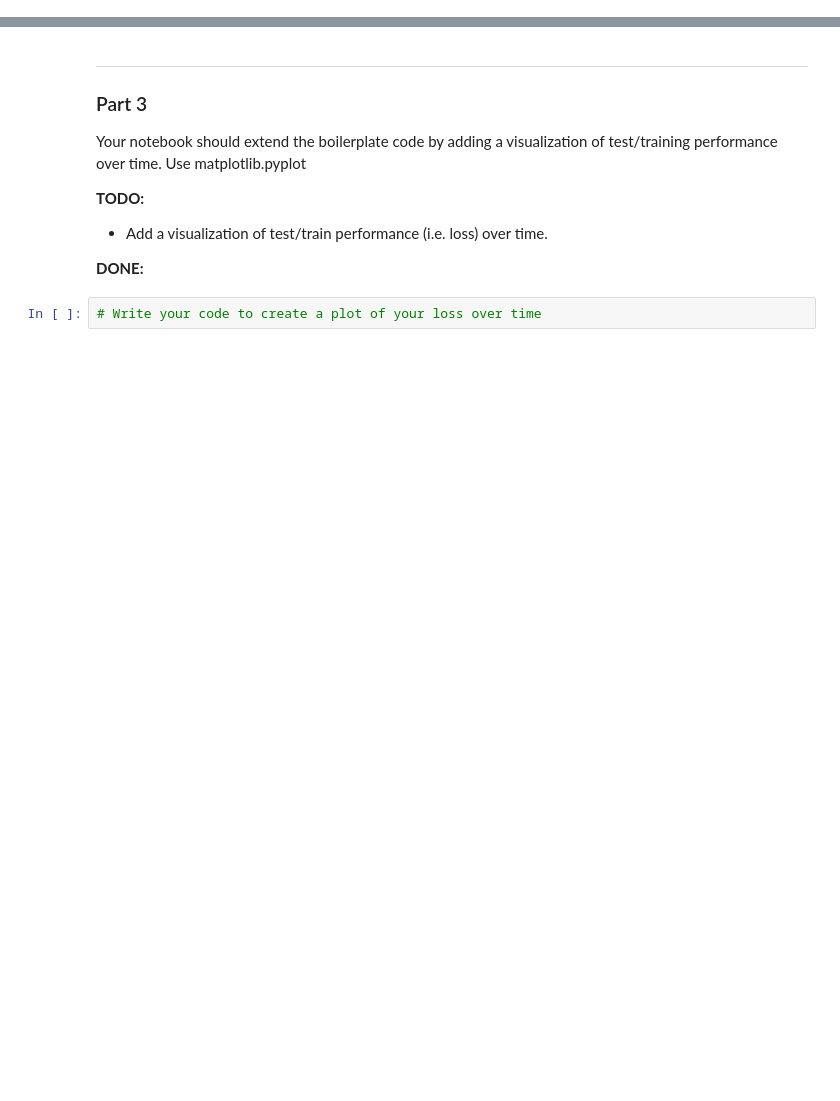
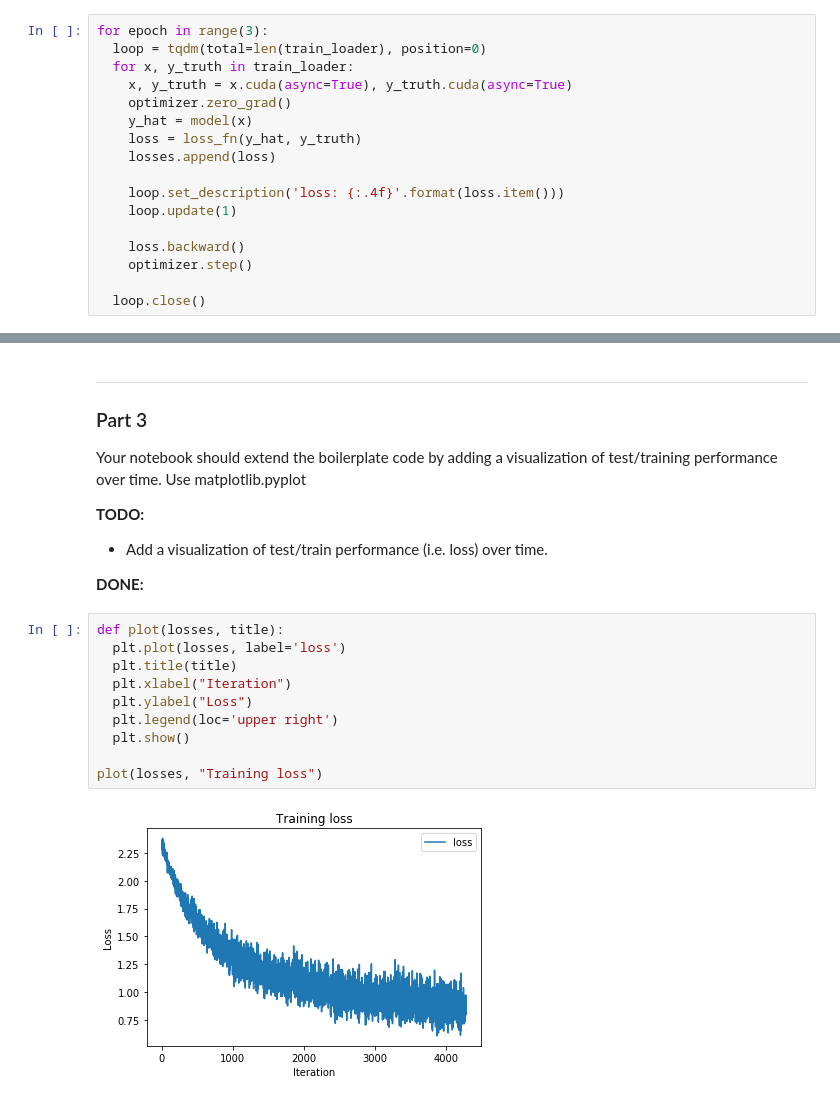
Before and after one commit to ALMerrill/cs474_labs_f2019, a Jupyter notebook: DL_Lab2.ipynb, the cells around one changed output, grey strips where cells are left out. Cells and saved outputs as stored; diff of their text form; blank space fills up the shorter version.

Commit message:
Done with validation and plotting, just need to overfit

```diff
--- a/DL_Lab2.ipynb
+++ b/DL_Lab2.ipynb
@@ -184,0 +188,17 @@ ypredicted = model(x)
+# %%
+for epoch in range(3):
+  loop = tqdm(total=len(train_loader), position=0)
+  for x, y_truth in train_loader:
+    x, y_truth = x.cuda(async=True), y_truth.cuda(async=True)
+    optimizer.zero_grad()
+    y_hat = model(x)
+    loss = loss_fn(y_hat, y_truth)
+    losses.append(loss)
+
+    loop.set_description('loss: {:.4f}'.format(loss.item()))
+    loop.update(1)
+
+    loss.backward()
+    optimizer.step()
+
+  loop.close()
@@ -194,5 +237,15 @@ performance over time. Use matplotlib.pyplot
 * Add a visualization of test/train performance (i.e. loss) over time.
 
 **DONE:**
-# %%
-# Write your code to create a plot of your loss over time
+# %%
+def plot(losses, title):
+  plt.plot(losses, label='loss')
+  plt.title(title)
+  plt.xlabel("Iteration")
+  plt.ylabel("Loss")
+  plt.legend(loc='upper right')
+  plt.show()
+
+plot(losses, "Training loss")
+# %% [output]
+[figure, added]
```
Also changed, not shown: parts of 7 cells of this notebook.
